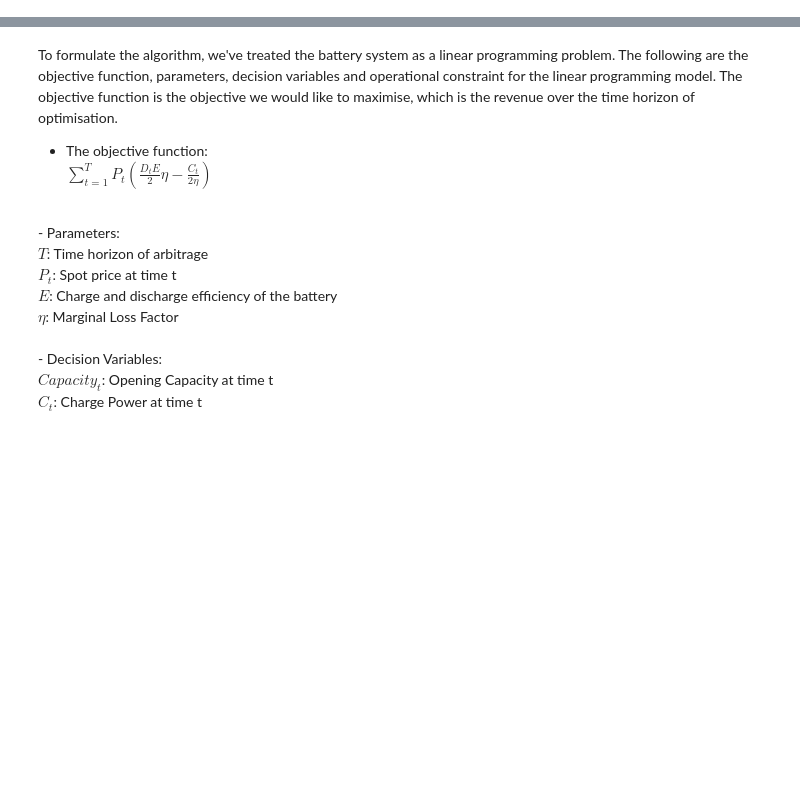
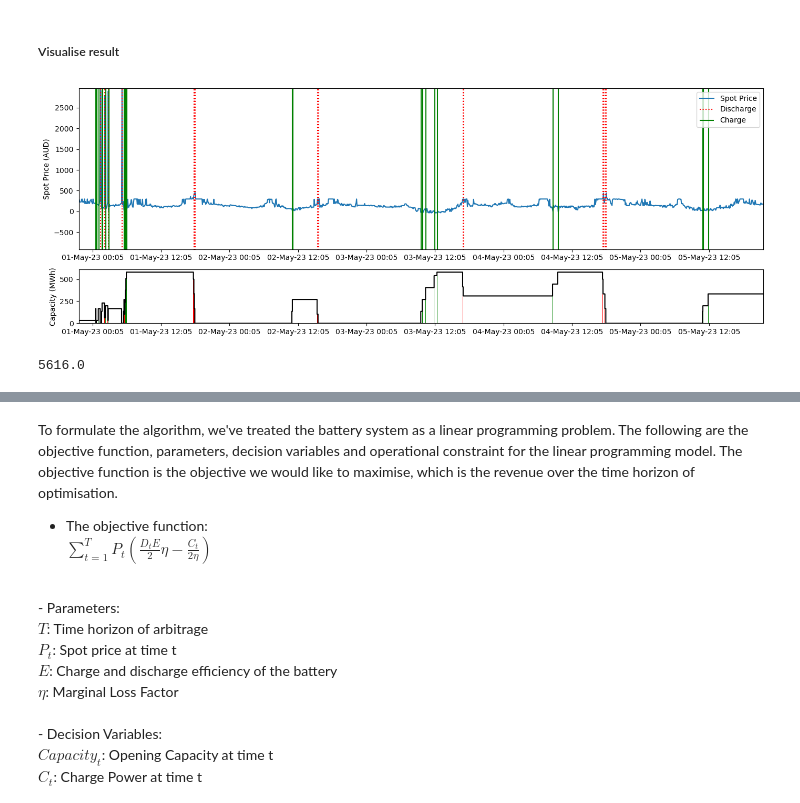
Before and after one commit to rccolle/Battery-Optimisation, a Jupyter notebook: algorithms/battery_optimise.ipynb, the cells around one changed output, grey strips where cells are left out. Saved outputs shown, nothing was run; the diff lists cells and outputs as text; code cells hidden in the pictures; blank space fills up the shorter version.

```diff
--- a/algorithms/battery_optimise.ipynb
+++ b/algorithms/battery_optimise.ipynb
@@ -0,0 +14,6 @@
+# %%
+# Read data
+data = pd.read_csv("../data/nsw.csv")
+data['time'] = pd.to_datetime(data['time'])
+# %%
+result = battery_optimisation(data.time, data.spot_price, solver='glpk')
@@ -0,0 +22,2 @@
+# %% [markdown]
+##### Visualise result
@@ -0,0 +26,12 @@
+# %%
+start_day = 90
+days_to_plot = 5
+start = int(288*(start_day-1))
+end = int(288*(start_day+days_to_plot-1))
+plot_actions(result.spot_price, result.power, opening_capacity=result.opening_capacity, start=start, end=end)
+# %% [output]
+[figure, added]
+# %%
+288*(start_day+days_to_plot-1)
+# %% [output]
+5616.0
```
Also changed, not shown: parts of 24 cells of this notebook, 4 other files.
